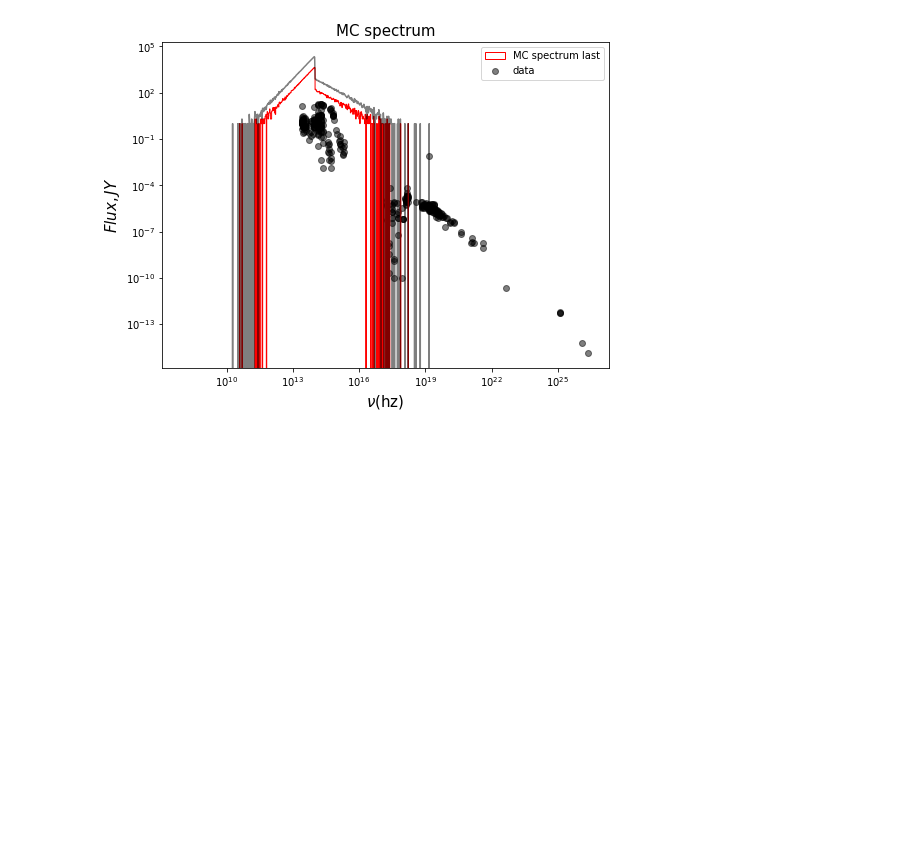
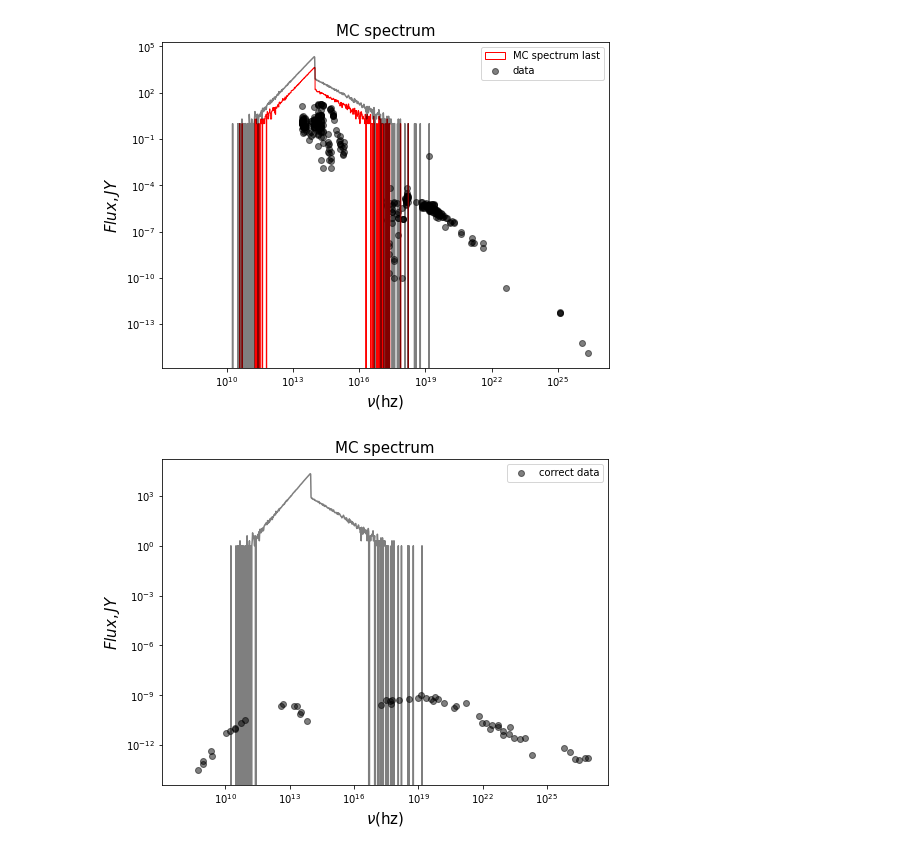
Before and after one commit to afinemax/extreme_astrophysics_2023, a Jupyter notebook: ps5/max_fine_project.ipynb, the cells around one changed output. Drawn from its saved outputs; the diff is of its cells as text; code cells hidden in the pictures; blank space fills up the shorter version.

Commit message:
fixed to use proper data points from paper

```diff
--- a/ps5/max_fine_project.ipynb
+++ b/ps5/max_fine_project.ipynb
@@ -1175,0 +1171,25 @@ plt.show()
+# %%
+# now do relativistic correction
+#def doppler_correction(freq_arr, intensity_spectrum, theta, v_relative):
+#return new_freq_arr, new_intensity
+plt.figure(figsize=(8, 6))
+
+v_rel = 550 * 1000* 100 # cm/s
+theta = 50 # deg
+new_freq_arr, new_hist_plot = doppler_correction(freq_arr, hist_plot, theta, v_rel)
+
+plt.xscale('log')
+plt.xlabel(r'$\nu$(hz)', size=15)
+plt.ylabel(r'$Flux, JY$', size=15)
+plt.title('MC spectrum', size=15)
+
+plt.plot(new_freq_arr, new_hist_plot, color='k', alpha=0.5)
+
+
+#plt.scatter(freq_data, flux_data, color='k', alpha=0.5, label='data')
+plt.scatter(freqq, flux, color='k', alpha=0.5, label='correct data')
+plt.yscale('log')
+plt.legend()
+plt.show()
+# %% [output]
+[figure, added]
```
Also changed, not shown: parts of 2 cells of this notebook.
